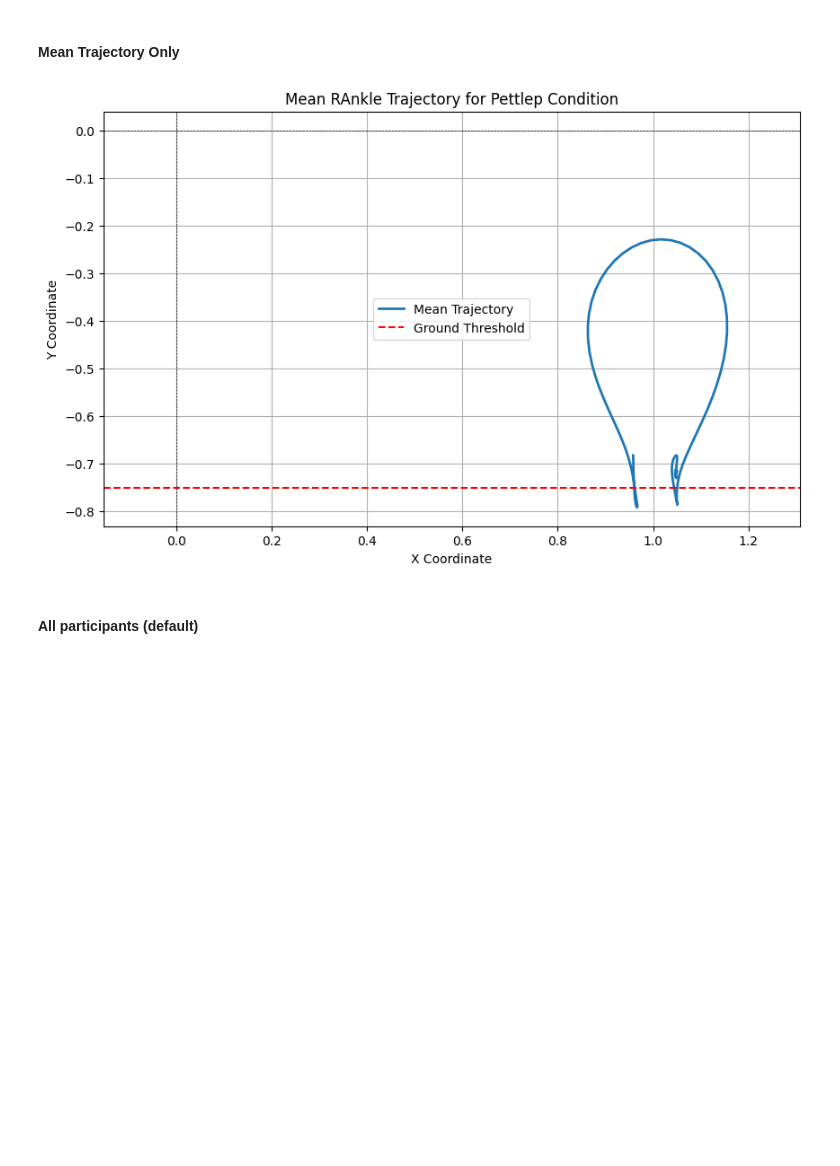
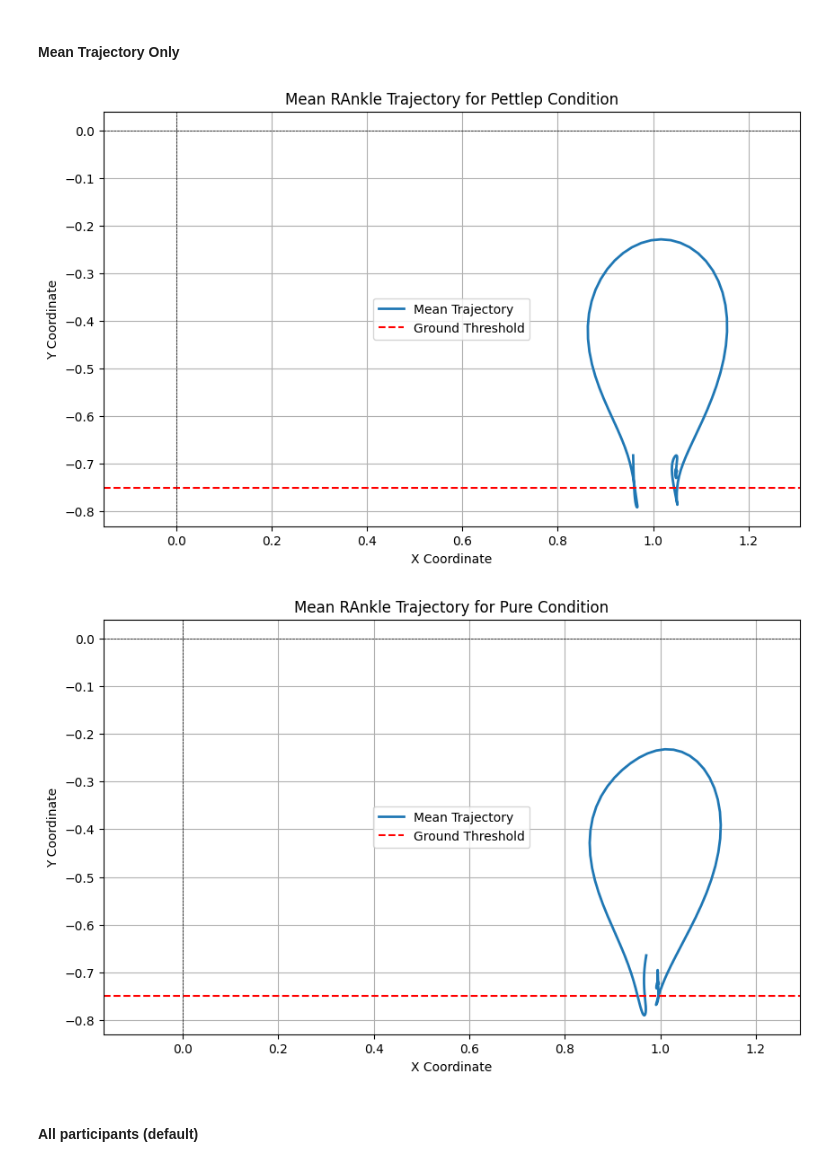
Before and after one commit to Niels-Engedal/GymTracker, a Jupyter notebook: Scripts/analysis_notebook.ipynb, the cells around one changed output. Cells and saved outputs as stored; diff of their text form; code cells hidden in the pictures; blank space fills up the shorter version.

Commit message:
Added pure condition mean plot

```diff
--- a/Scripts/analysis_notebook.ipynb
+++ b/Scripts/analysis_notebook.ipynb
@@ -385,14 +385,24 @@ plot_joint_trajectory(
 # %%
 plot_joint_trajectory(
     df=merged_df,
     joint_name=joint_to_plot,
     mean_only=True,
     condition="pettlep",
     title=f"Mean {joint_to_plot} Trajectory for Pettlep Condition",
     ground_y_threshold=ground_y_threshold,
 )
+
+plot_joint_trajectory(
+    df=merged_df,
+    joint_name=joint_to_plot,
+    mean_only=True,
+    condition="pure",
+    title=f"Mean {joint_to_plot} Trajectory for Pure Condition",
+    ground_y_threshold=ground_y_threshold,
+)
 # %% [output]
 [figure]
+[figure, added]
 # %% [markdown]
 #### All participants (default)
 # %%
```
Also changed, not shown: 1 other file.
